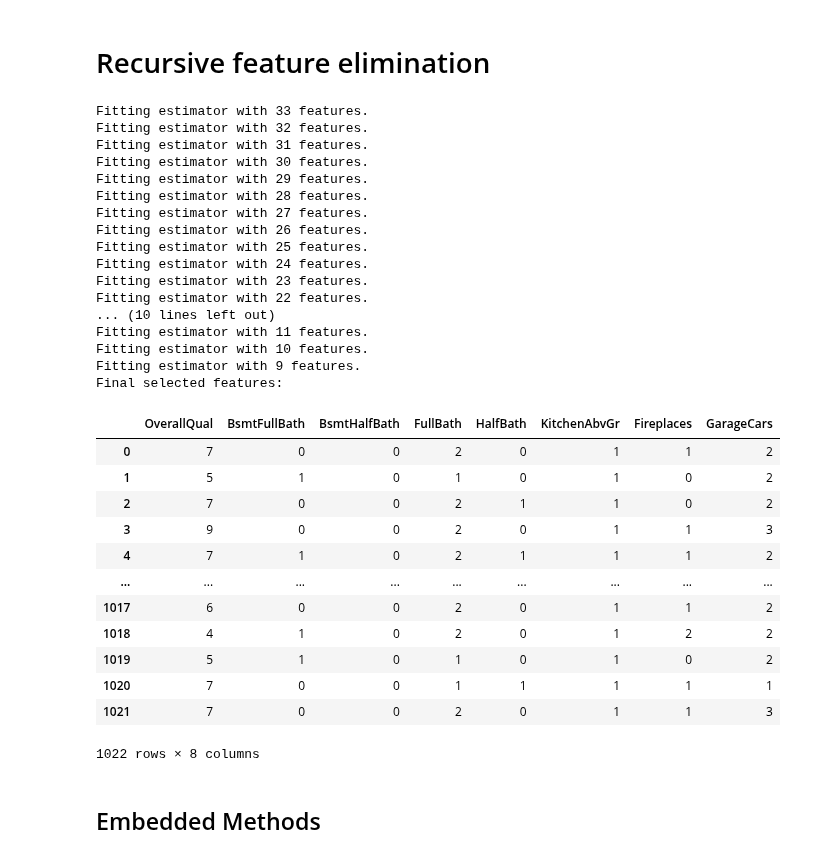
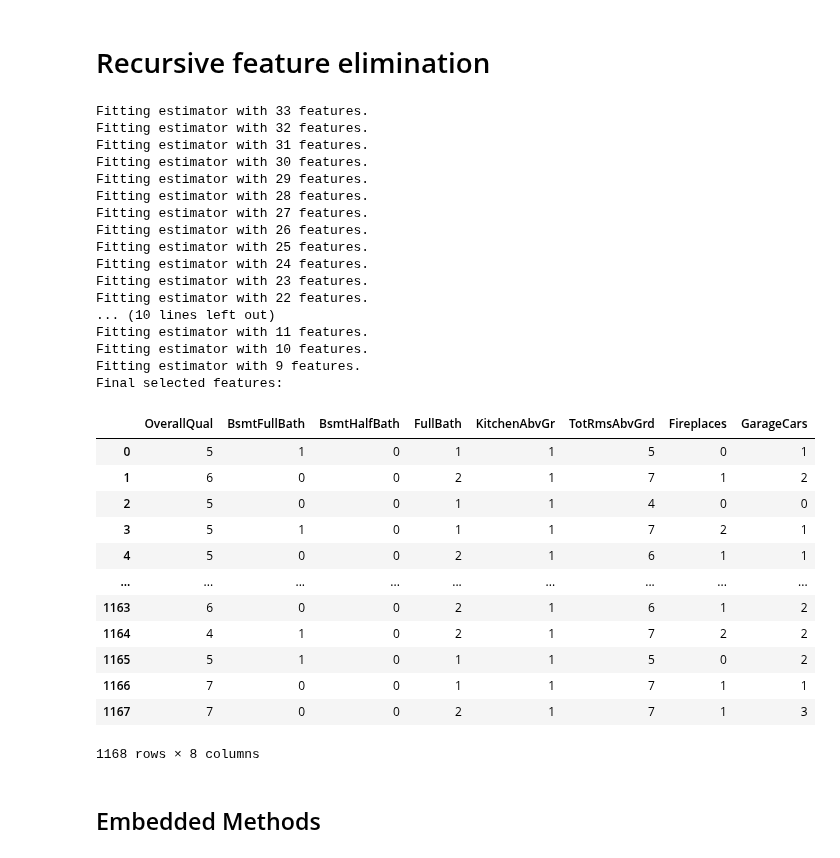
Before and after one commit to raafat-hantoush/IH_RH_DA_FT_OCT_2021, a Jupyter notebook: Class_Materials/Data Processing/Notebook_Code_Along_Data_PreProcessing_Feature_Selection.ipynb, the cells around one changed output. Drawn from its saved outputs; the diff is of its cells as text; code cells hidden in the pictures.

```diff
--- a/Class_Materials/Data Processing/Notebook_Code_Along_Data_PreProcessing_Feature_Selection.ipynb
+++ b/Class_Materials/Data Processing/Notebook_Code_Along_Data_PreProcessing_Feature_Selection.ipynb
@@ -8,7 +8,7 @@ warnings.filterwarnings("ignore")
 # %% [markdown]
 # Load data
 # %%
-data = pd.read_csv("DATA_Housing_Prices.csv")
+data = pd.read_csv("Data/DATA_Housing_Prices.csv")
 data.head()
 # %% [output]
 |  | Id | MSSubClass | MSZoning | LotFrontage | LotArea | Street | Alley | LotShape | LandContour | ... |
@@ -137,7 +137,7 @@ data[cols_to_keep]
 from sklearn.linear_model import LinearRegression
 from sklearn.feature_selection import RFE
 
-X_train, X_test, y_train, y_test = train_test_split(X, y, test_size=0.30, random_state=42)
+X_train, X_test, y_train, y_test = train_test_split(X, y, test_size=0.20, random_state=42)
 
 X_train = X_train.select_dtypes(include=np.number)
 X_test  = X_test.select_dtypes(include=np.number)
@@ -165,46 +165,46 @@ selector.fit(X_train, y_train)
 
 kept_features = selector.get_support(indices = True) #returns an array of integers corresponding to nonremoved features
 kept_features = list(X_train.iloc[:,kept_features].columns)
 
 X_train = selector.transform(X_train)
 X_test  = selector.transform(X_test)
 
 X_train = pd.DataFrame(X_train, columns=kept_features)
 X_test  = pd.DataFrame(X_test, columns=kept_features)
 
 print("Final selected features: ")
 display(X_train)
 # %% [output]
 Fitting estimator with 33 features.
 Fitting estimator with 32 features.
 Fitting estimator with 31 features.
 Fitting estimator with 30 features.
 Fitting estimator with 29 features.
 Fitting estimator with 28 features.
 Fitting estimator with 27 features.
 Fitting estimator with 26 features.
 Fitting estimator with 25 features.
 Fitting estimator with 24 features.
 Fitting estimator with 23 features.
 Fitting estimator with 22 features.
 ... (10 lines left out)
 Fitting estimator with 11 features.
 Fitting estimator with 10 features.
 Fitting estimator with 9 features.
 Final selected features:
-|  | OverallQual | BsmtFullBath | BsmtHalfBath | FullBath | HalfBath | KitchenAbvGr | Fireplaces | GarageCars |
-| 0 | 7 | 0 | 0 | 2 | 0 | 1 | 1 | 2 |
-| 1 | 5 | 1 | 0 | 1 | 0 | 1 | 0 | 2 |
-| 2 | 7 | 0 | 0 | 2 | 1 | 1 | 0 | 2 |
-| 3 | 9 | 0 | 0 | 2 | 0 | 1 | 1 | 3 |
-| 4 | 7 | 1 | 0 | 2 | 1 | 1 | 1 | 2 |
+|  | OverallQual | BsmtFullBath | BsmtHalfBath | FullBath | KitchenAbvGr | TotRmsAbvGrd | Fireplaces | GarageCars |
+| 0 | 5 | 1 | 0 | 1 | 1 | 5 | 0 | 1 |
+| 1 | 6 | 0 | 0 | 2 | 1 | 7 | 1 | 2 |
+| 2 | 5 | 0 | 0 | 1 | 1 | 4 | 0 | 0 |
+| 3 | 5 | 1 | 0 | 1 | 1 | 7 | 2 | 1 |
+| 4 | 5 | 0 | 0 | 2 | 1 | 6 | 1 | 1 |
 | ... | ... | ... | ... | ... | ... | ... | ... | ... |
-| 1017 | 6 | 0 | 0 | 2 | 0 | 1 | 1 | 2 |
-| 1018 | 4 | 1 | 0 | 2 | 0 | 1 | 2 | 2 |
-| 1019 | 5 | 1 | 0 | 1 | 0 | 1 | 0 | 2 |
-| 1020 | 7 | 0 | 0 | 1 | 1 | 1 | 1 | 1 |
-| 1021 | 7 | 0 | 0 | 2 | 0 | 1 | 1 | 3 |
+| 1163 | 6 | 0 | 0 | 2 | 1 | 6 | 1 | 2 |
+| 1164 | 4 | 1 | 0 | 2 | 1 | 7 | 2 | 2 |
+| 1165 | 5 | 1 | 0 | 1 | 1 | 5 | 0 | 2 |
+| 1166 | 7 | 0 | 0 | 1 | 1 | 7 | 1 | 1 |
+| 1167 | 7 | 0 | 0 | 2 | 1 | 7 | 1 | 3 |
-1022 rows × 8 columns
+1168 rows × 8 columns
 # %% [markdown]
 ## Embedded Methods
 # %%
```
Also changed, not shown: parts of 3 cells of this notebook, 1 other file.
